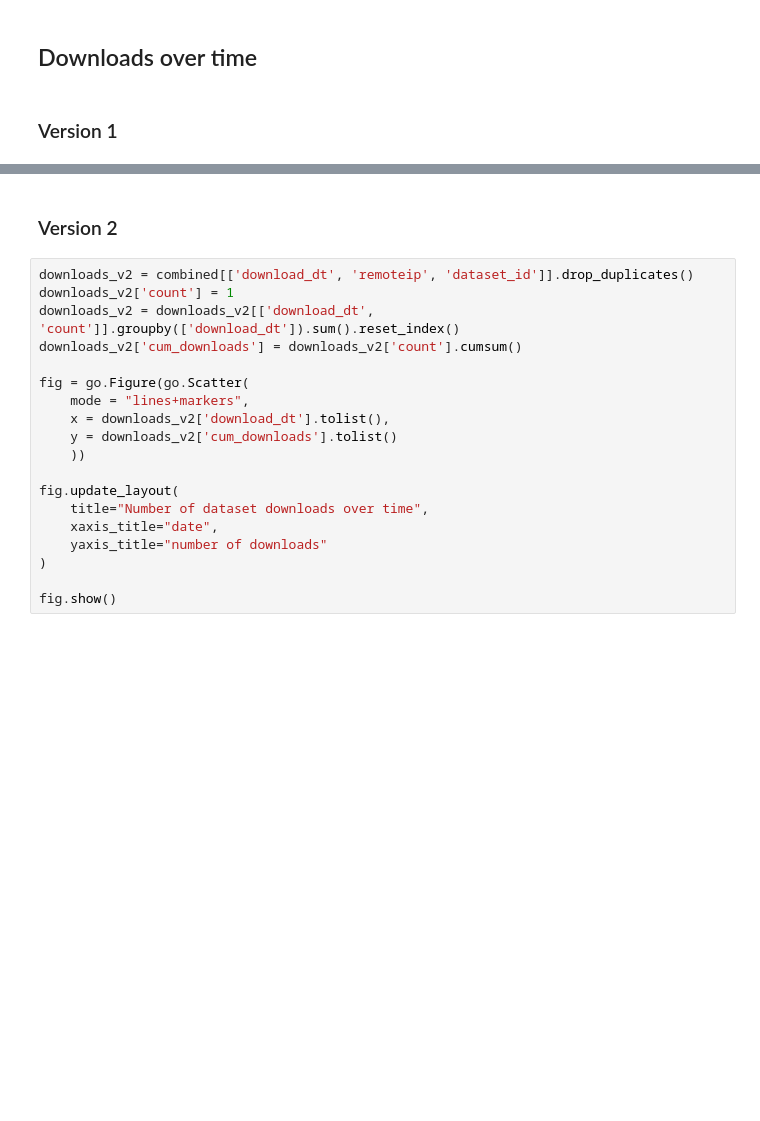
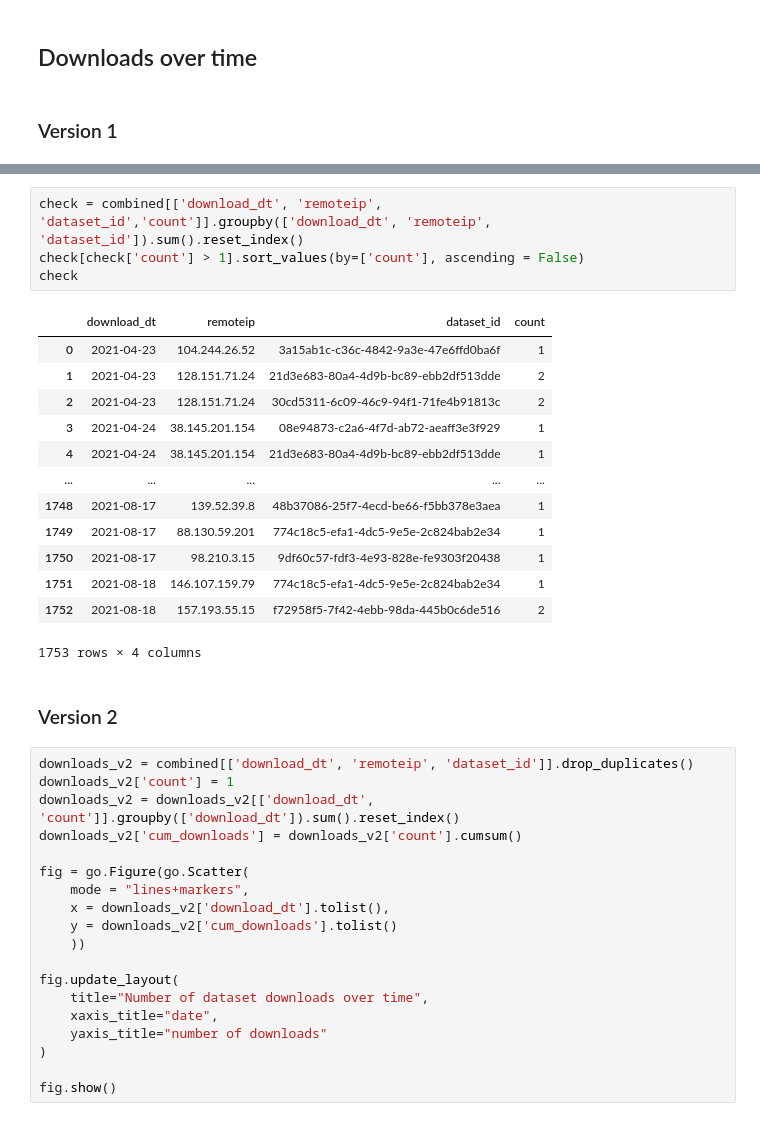
Before and after one commit to rcannood/single-cell-curation, a Jupyter notebook: metrics/single_cell_download_metrics.ipynb, the cells around one changed output, grey strips where cells are left out. Saved outputs shown, nothing was run; the diff lists cells and outputs as text; blank space fills up the shorter version.

```diff
--- a/metrics/single_cell_download_metrics.ipynb
+++ b/metrics/single_cell_download_metrics.ipynb
@@ -103,6 +103,24 @@ fig.update_layout(
 fig.show()
 # %% [output]
 [interactive output not drawn]
+# %%
+check = combined[['download_dt', 'remoteip', 'dataset_id','count']].groupby(['download_dt', 'remoteip', 'dataset_id']).sum().reset_index()
+check[check['count'] > 1].sort_values(by=['count'], ascending = False)
+check
+# %% [output]
+|  | download_dt | remoteip | dataset_id | count |
+| 0 | 2021-04-23 | 104.244.26.52 | 3a15ab1c-c36c-4842-9a3e-47e6ffd0ba6f | 1 |
+| 1 | 2021-04-23 | 128.151.71.24 | 21d3e683-80a4-4d9b-bc89-ebb2df513dde | 2 |
+| 2 | 2021-04-23 | 128.151.71.24 | 30cd5311-6c09-46c9-94f1-71fe4b91813c | 2 |
+| 3 | 2021-04-24 | 38.145.201.154 | 08e94873-c2a6-4f7d-ab72-aeaff3e3f929 | 1 |
+| 4 | 2021-04-24 | 38.145.201.154 | 21d3e683-80a4-4d9b-bc89-ebb2df513dde | 1 |
+| ... | ... | ... | ... | ... |
+| 1748 | 2021-08-17 | 139.52.39.8 | 48b37086-25f7-4ecd-be66-f5bb378e3aea | 1 |
+| 1749 | 2021-08-17 | 88.130.59.201 | 774c18c5-efa1-4dc5-9e5e-2c824bab2e34 | 1 |
+| 1750 | 2021-08-17 | 98.210.3.15 | 9df60c57-fdf3-4e93-828e-fe9303f20438 | 1 |
+| 1751 | 2021-08-18 | 146.107.159.79 | 774c18c5-efa1-4dc5-9e5e-2c824bab2e34 | 1 |
+| 1752 | 2021-08-18 | 157.193.55.15 | f72958f5-7f42-4ebb-98da-445b0c6de516 | 2 |
+1753 rows × 4 columns
 # %% [markdown]
 ### Version 2
 # %%
```
Also changed, not shown: parts of 47 cells of this notebook.
